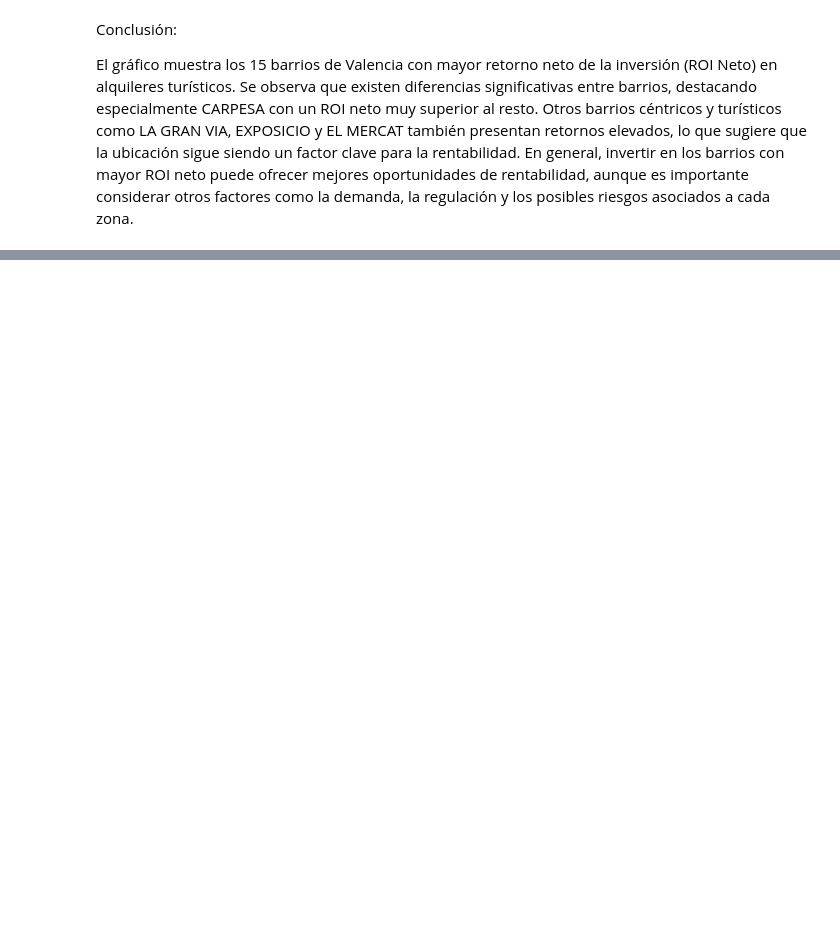
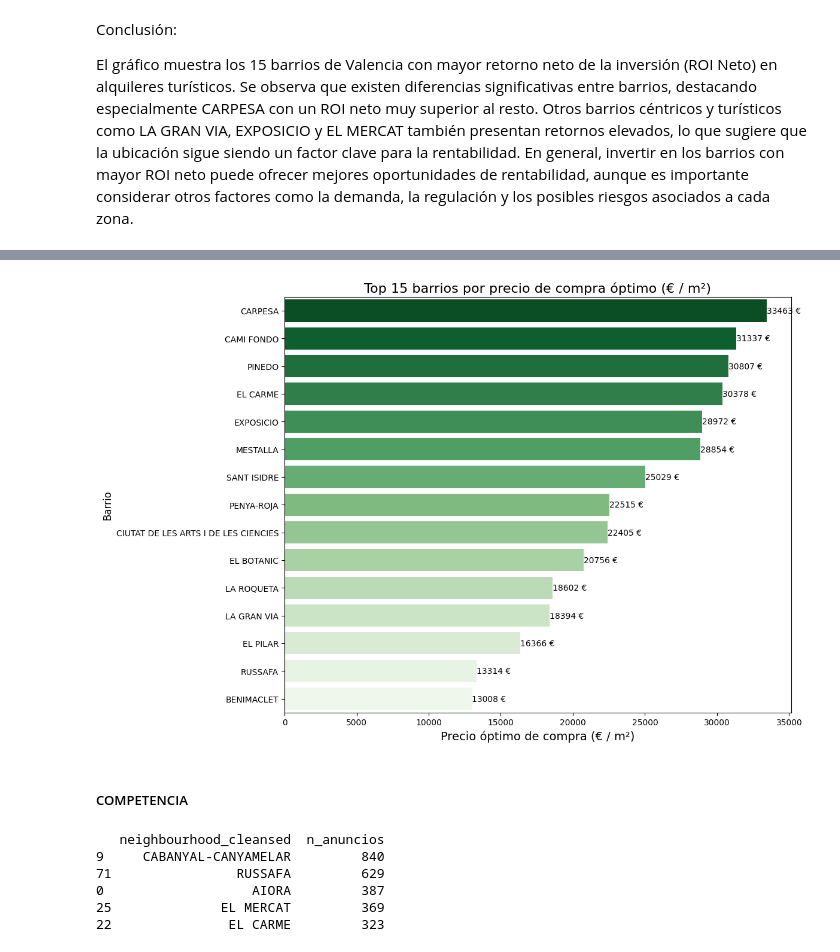
Before and after one commit to vfpomer/Analisis-de-inversion-inmobiliario, a Jupyter notebook: notebooks/Valencia_EDA.ipynb, the cells around one changed output, grey strips where cells are left out. Cells and saved outputs as stored; diff of their text form; code cells hidden in the pictures; blank space fills up the shorter version.

```diff
--- a/notebooks/Valencia_EDA.ipynb
+++ b/notebooks/Valencia_EDA.ipynb
@@ -236,0 +247,42 @@ plt.show()
+# %%
+top_zonas_rent = zona_stats.head(15)
+
+plt.figure(figsize=(12, 8))
+ax = sns.barplot(
+    y=top_zonas_rent['neighbourhood'],
+    x=top_zonas_rent['precio_compra_optimo_m2'],
+    palette='Greens_r'
+)
+plt.title("Top 15 barrios por precio de compra óptimo (€ / m²)", fontsize=16)
+plt.xlabel("Precio óptimo de compra (€ / m²)", fontsize=14)
+plt.ylabel("Barrio", fontsize=12)
+plt.yticks(fontsize=10)
+plt.tight_layout()
+
+for container in ax.containers:
+    ax.bar_label(container, fmt='%.0f €')
+
+plt.show()
+# %% [output]
+[figure, added]
+# %% [markdown]
+##### COMPETENCIA
+# %%
+# METODO 1: Conteo de anuncios por barrio
+
+# Número total de anuncios por barrio
+competencia_por_barrio = df.groupby('neighbourhood').agg({
+    'id': 'count'
+}).rename(columns={'id': 'n_anuncios'}).reset_index()
+
+# Ordenar por número de anuncios
+competencia_por_barrio = competencia_por_barrio.sort_values(by='n_anuncios', ascending=False)
+
+print(competencia_por_barrio.head())
+# %% [output]
+   neighbourhood_cleansed  n_anuncios
+9     CABANYAL-CANYAMELAR         840
+71                RUSSAFA         629
+0                   AIORA         387
+25              EL MERCAT         369
+22               EL CARME         323
```
Also changed, not shown: parts of 53 cells of this notebook, 8 other files.
